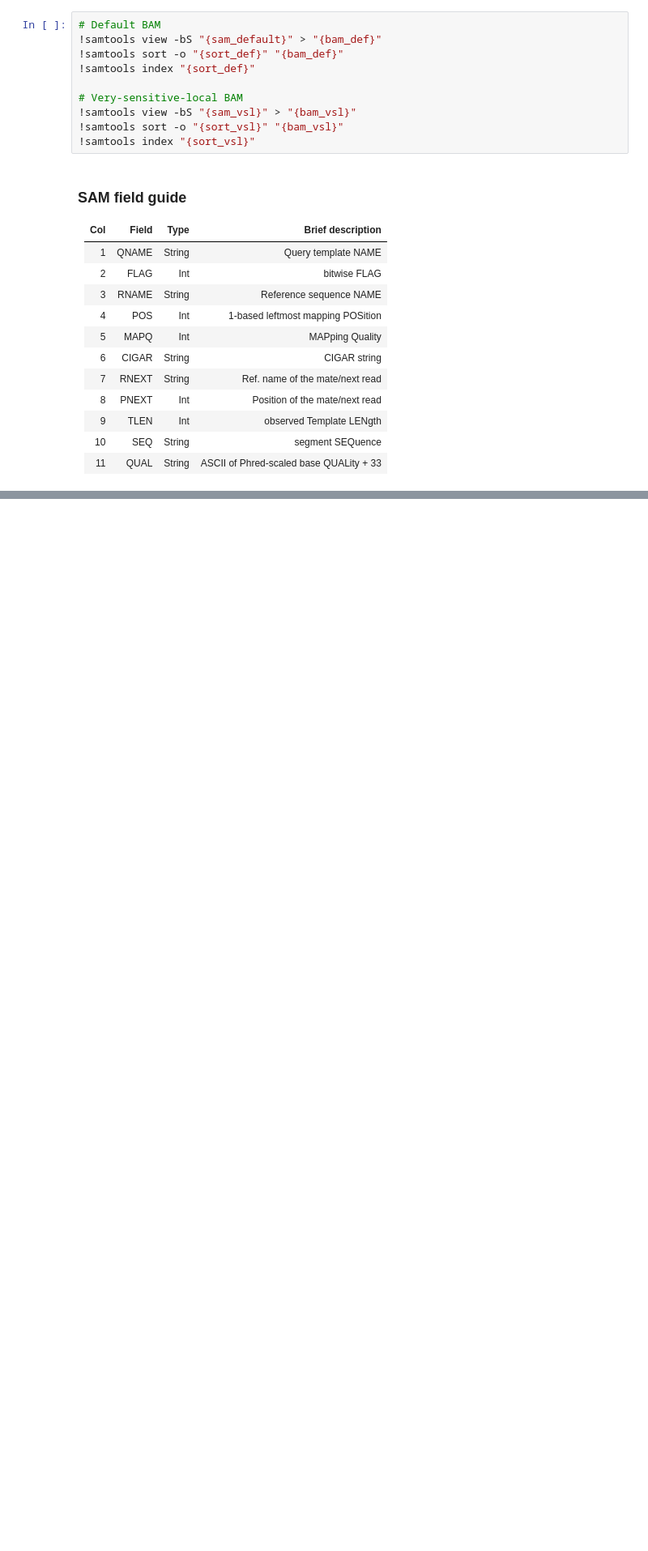
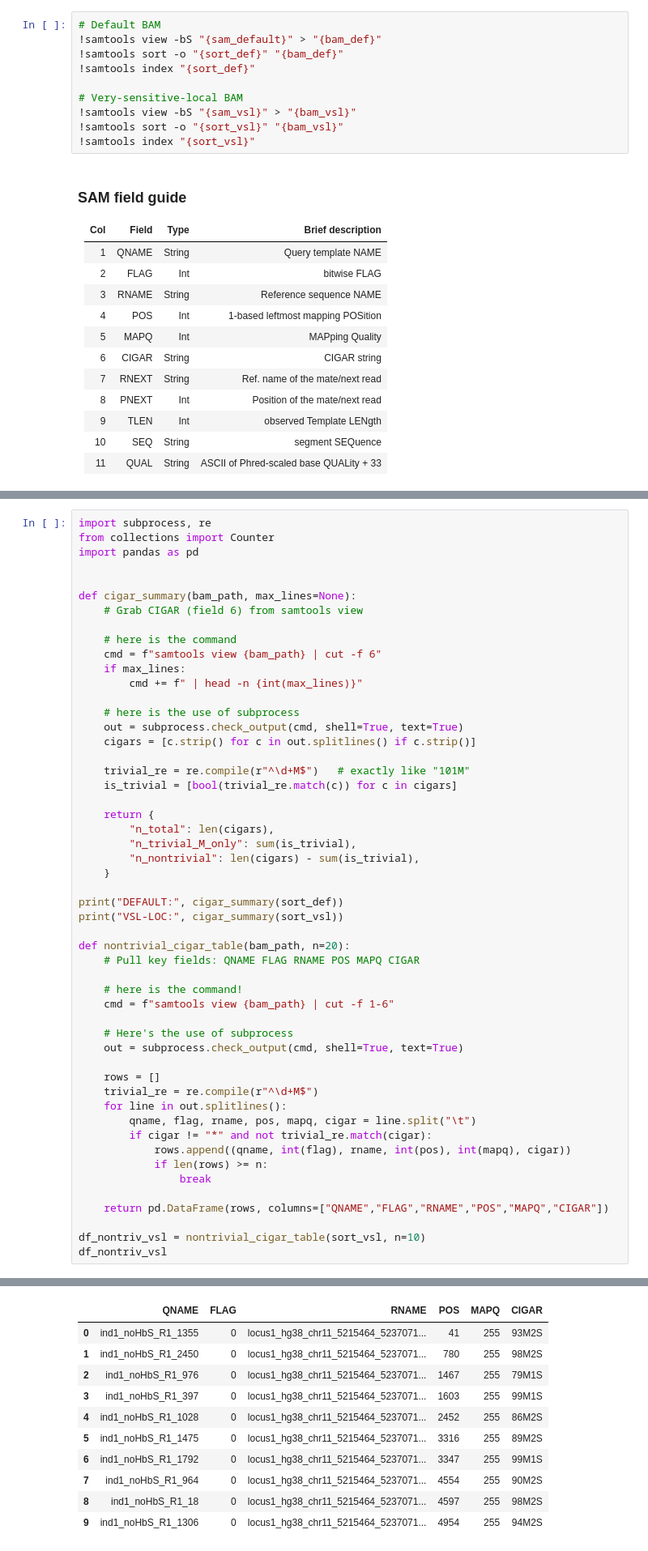
Before and after one commit to erik-owen/2026_QMW_Genomics, a Jupyter notebook: notebooks/teacher.ipynb, the cells around one changed output, grey strips where cells are left out. Shown at 81% size. Drawn from its saved outputs; the diff is of its cells as text; blank space fills up the shorter version.

```diff
--- a/notebooks/teacher.ipynb
+++ b/notebooks/teacher.ipynb
@@ -911,0 +975,53 @@ ind1_noHbS_R1_483       0       locus1_hg38_chr11_5215464_5237071_HBB   150
+# %%
+import subprocess, re
+from collections import Counter
+import pandas as pd
+
+
+def cigar_summary(bam_path, max_lines=None):
+    # Grab CIGAR (field 6) from samtools view
+
+    # here is the command
+    cmd = f"samtools view {bam_path} | cut -f 6"
+    if max_lines:
+        cmd += f" | head -n {int(max_lines)}"
+
+    # here is the use of subprocess
+    out = subprocess.check_output(cmd, shell=True, text=True)
+    cigars = [c.strip() for c in out.splitlines() if c.strip()]
+
+    trivial_re = re.compile(r"^\d+M$")   # exactly like "101M"
+    is_trivial = [bool(trivial_re.match(c)) for c in cigars]
+
+    return {
+        "n_total": len(cigars),
+        "n_trivial_M_only": sum(is_trivial),
+        "n_nontrivial": len(cigars) - sum(is_trivial),
+    }
+
+print("DEFAULT:", cigar_summary(sort_def))
+print("VSL-LOC:", cigar_summary(sort_vsl))
+
+def nontrivial_cigar_table(bam_path, n=20):
+    # Pull key fields: QNAME FLAG RNAME POS MAPQ CIGAR
+
+    # here is the command!
+    cmd = f"samtools view {bam_path} | cut -f 1-6"
+
+    # Here's the use of subprocess
+    out = subprocess.check_output(cmd, shell=True, text=True)
+
+    rows = []
+    trivial_re = re.compile(r"^\d+M$")
+    for line in out.splitlines():
+        qname, flag, rname, pos, mapq, cigar = line.split("\t")
+        if cigar != "*" and not trivial_re.match(cigar):
+            rows.append((qname, int(flag), rname, int(pos), int(mapq), cigar))
+            if len(rows) >= n:
+                break
+
+    return pd.DataFrame(rows, columns=["QNAME","FLAG","RNAME","POS","MAPQ","CIGAR"])
+
+df_nontriv_vsl = nontrivial_cigar_table(sort_vsl, n=10)
+df_nontriv_vsl
+# %% [output]
@@ -911,0 +1030,11 @@ ind1_noHbS_R1_483       0       locus1_hg38_chr11_5215464_5237071_HBB   150
+|  | QNAME | FLAG | RNAME | POS | MAPQ | CIGAR |
+| 0 | ind1_noHbS_R1_1355 | 0 | locus1_hg38_chr11_5215464_5237071... | 41 | 255 | 93M2S |
+| 1 | ind1_noHbS_R1_2450 | 0 | locus1_hg38_chr11_5215464_5237071... | 780 | 255 | 98M2S |
+| 2 | ind1_noHbS_R1_976 | 0 | locus1_hg38_chr11_5215464_5237071... | 1467 | 255 | 79M1S |
+| 3 | ind1_noHbS_R1_397 | 0 | locus1_hg38_chr11_5215464_5237071... | 1603 | 255 | 99M1S |
+| 4 | ind1_noHbS_R1_1028 | 0 | locus1_hg38_chr11_5215464_5237071... | 2452 | 255 | 86M2S |
+| 5 | ind1_noHbS_R1_1475 | 0 | locus1_hg38_chr11_5215464_5237071... | 3316 | 255 | 89M2S |
+| 6 | ind1_noHbS_R1_1792 | 0 | locus1_hg38_chr11_5215464_5237071... | 3347 | 255 | 99M1S |
+| 7 | ind1_noHbS_R1_964 | 0 | locus1_hg38_chr11_5215464_5237071... | 4554 | 255 | 90M2S |
+| 8 | ind1_noHbS_R1_18 | 0 | locus1_hg38_chr11_5215464_5237071... | 4597 | 255 | 98M2S |
+| 9 | ind1_noHbS_R1_1306 | 0 | locus1_hg38_chr11_5215464_5237071... | 4954 | 255 | 94M2S |
```
Also changed, not shown: parts of 4 cells of this notebook.
